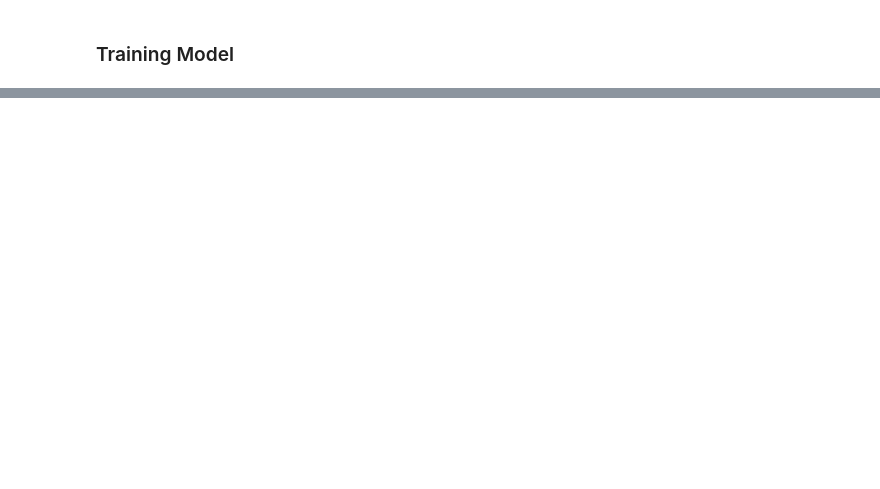
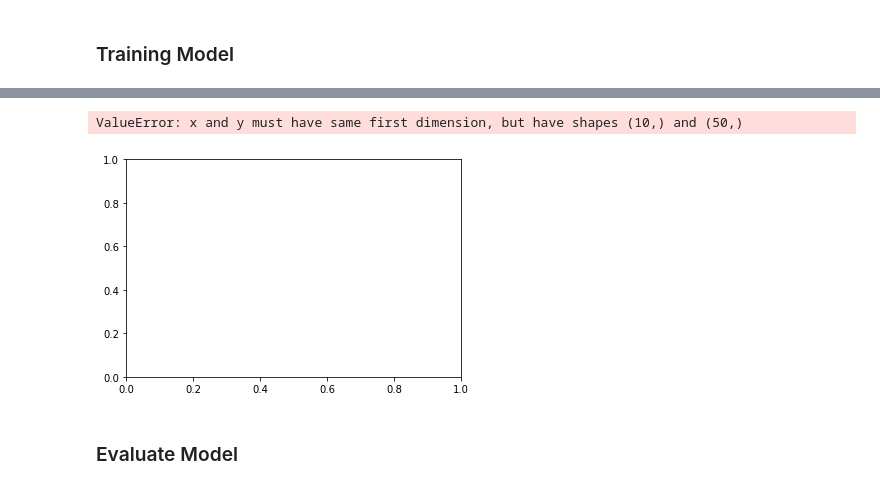
Before and after one commit to nayemmajhar/fake-news-detection, a Jupyter notebook: code/fake-news-detection-tensorflow.ipynb, the cells around one changed output, grey strips where cells are left out. Cells and saved outputs as stored; diff of their text form; code cells hidden in the pictures; blank space fills up the shorter version.

```diff
--- a/code/fake-news-detection-tensorflow.ipynb
+++ b/code/fake-news-detection-tensorflow.ipynb
@@ -193,3 +186,23 @@ val_dataset = create_dataset(X_test, y_test)
+# %%
+# method: split dataset - train, validation, test
+def get_dataset_partitions_tf(ds, ds_size, train_split=0.8, val_split=0.1, test_split=0.1, shuffle=True, shuffle_size=10000):
+    assert (train_split + test_split + val_split) == 1
+
+    train_size = int(train_split * ds_size)
+    val_size = int(val_split * ds_size)
+
+    train_ds = ds.take(train_size)
+    val_ds = ds.skip(train_size).take(val_size)
+    test_ds = ds.skip(train_size).skip(val_size)
+
+    return train_ds, val_ds, test_ds
+# %%
+train_split, valid_split, test_split = get_dataset_partitions_tf(tf_dataset, len(list(tf_dataset)))
+# %%
+# Create min-batch data
+train_dataset = train_split.batch(64)
+val_dataset = valid_split.batch(64)
+test_dataset = test_split.batch(64)
 # %% [markdown]
 ### Model
 # %%
@@ -235,7 +248,7 @@ model.compile(optimizer='SGD',
 
 history = model.fit(
     train_dataset.repeat(),
-    epochs=10,
+    epochs=50,
     steps_per_epoch=500,
     validation_data=val_dataset.repeat(),
     validation_steps=2
@@ -263,0 +274,20 @@ Epoch 10/10
+# %%
+# training and validation loss
+
+loss = history.history['loss']
+val_loss = history.history['val_loss']
+
+epochsn = range(1, len(acc)+1)
+
+plt.plot(epochs, loss, label='Training loss')
+plt.plot(epochs, val_loss, label='Validation loss')
+plt.title('Training and validation loss')
+plt.legend()
+
+plt.figure()
+plt.show
+# %% [output]
+ValueError: x and y must have same first dimension, but have shapes (10,) and (50,)
+[figure, added]
+# %% [markdown]
+### Evaluate Model
```
Also changed, not shown: parts of 21 cells of this notebook.
